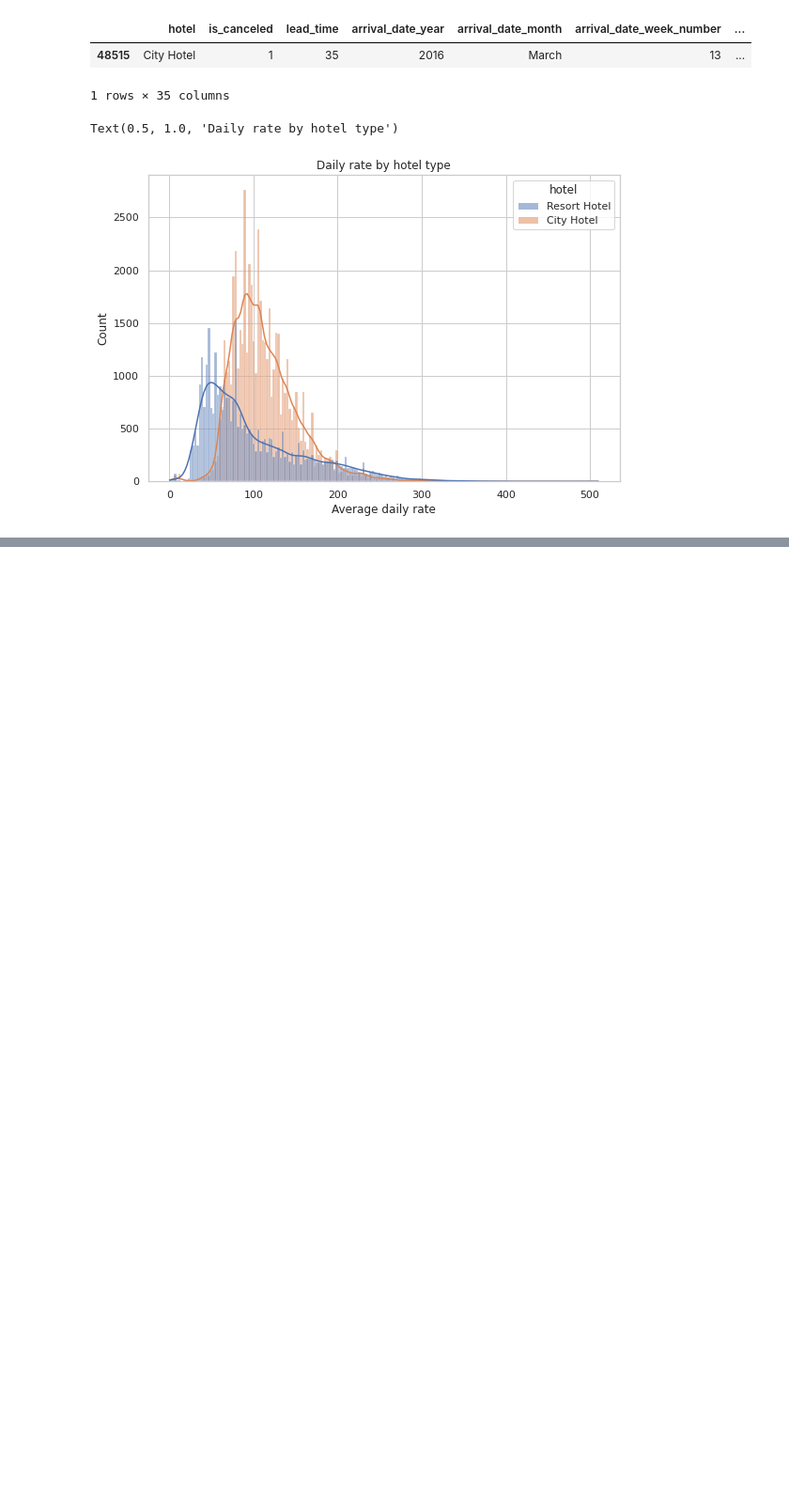
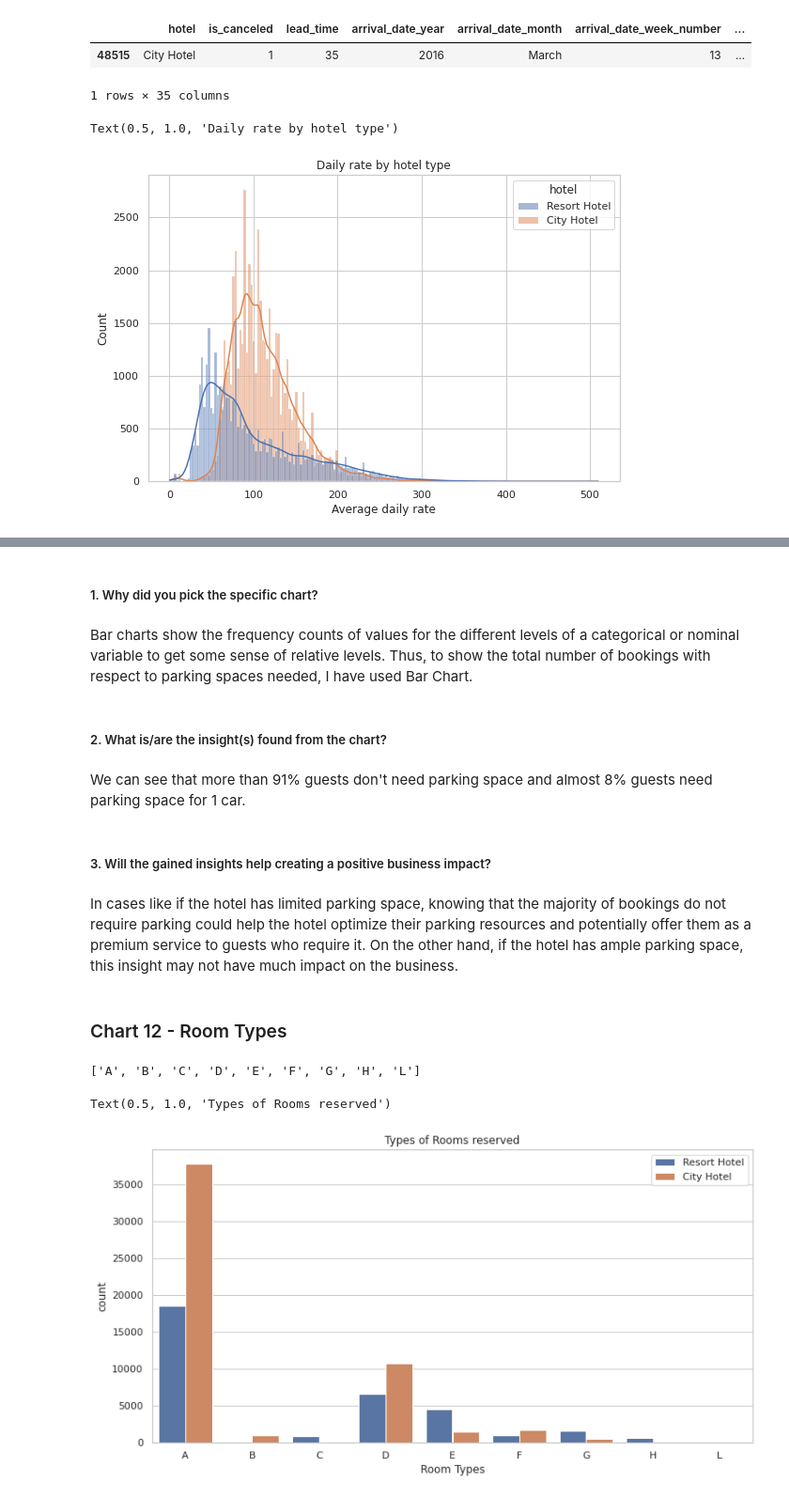
Before and after one commit to ayush9304/HotelBookingAnalysisEDA, a Jupyter notebook: EDA_Hotel_Booking_Analysis.ipynb, the cells around one changed output, grey strips where cells are left out. Shown at 94% size. Saved outputs shown, nothing was run; the diff lists cells and outputs as text; code cells hidden in the pictures; blank space fills up the shorter version.

Commit message:
Almost done Explaining EDA

```diff
--- a/EDA_Hotel_Booking_Analysis.ipynb
+++ b/EDA_Hotel_Booking_Analysis.ipynb
@@ -794,0 +908,27 @@ Text(0.5, 1.0, 'Daily rate by hotel type')
+# %% [markdown]
+##### 1. Why did you pick the specific chart?
+# %% [markdown]
+Bar charts show the frequency counts of values for the different levels of a categorical or nominal variable to get some sense of relative levels. Thus, to show the total number of bookings with respect to parking spaces needed, I have used Bar Chart.
+# %% [markdown]
+##### 2. What is/are the insight(s) found from the chart?
+# %% [markdown]
+We can see that more than 91% guests don't need parking space and almost 8% guests need parking space for 1 car.
+# %% [markdown]
+##### 3. Will the gained insights help creating a positive business impact?
+# %% [markdown]
+In cases like if the hotel has limited parking space, knowing that the majority of bookings do not require parking could help the hotel optimize their parking resources and potentially offer them as a premium service to guests who require it. On the other hand, if the hotel has ample parking space, this insight may not have much impact on the business.
+# %% [markdown]
+### Chart 12 - Room Types
+# %%
+sorted(df['reserved_room_type'].unique())
+# %% [output]
+['A', 'B', 'C', 'D', 'E', 'F', 'G', 'H', 'L']
+# %%
+plt.figure(figsize = (12,6))
+sns.countplot(x='reserved_room_type', hue='hotel', data=df, order=sorted(df['reserved_room_type'].unique()))
+plt.xlabel("Room Types")
+plt.legend(loc=1)
+plt.title("Types of Rooms reserved")
+# %% [output]
+Text(0.5, 1.0, 'Types of Rooms reserved')
+[figure, added]
```
Also changed, not shown: parts of 130 cells of this notebook.
